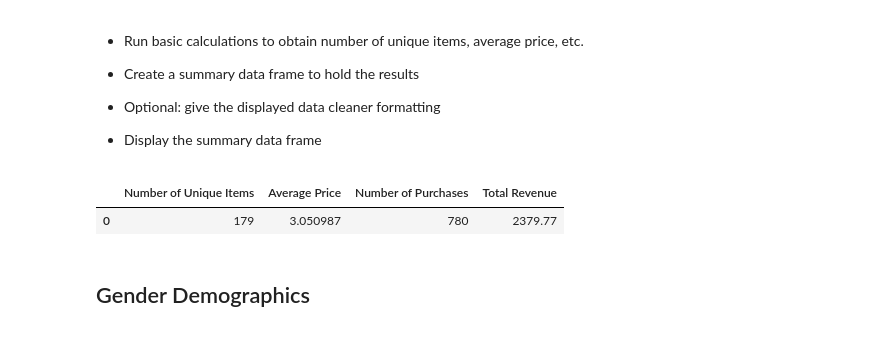
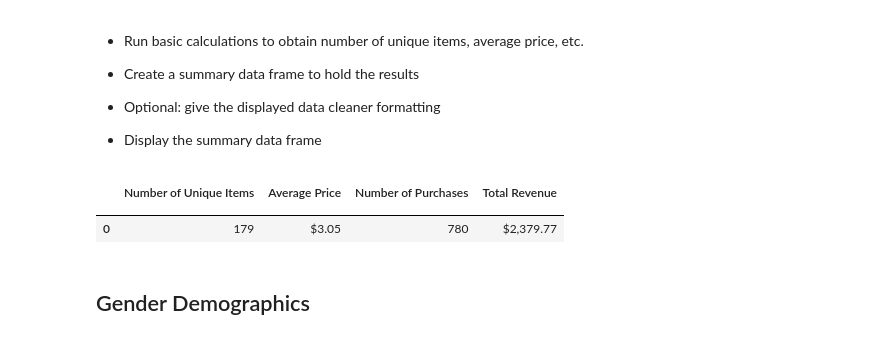
Before and after one commit to segsfem/pandas-challenge, a Jupyter notebook: HeroesOfPymoli/HeroesOfPymoli_starter.ipynb, the cells around one changed output. Drawn from its saved outputs; the diff is of its cells as text; code cells hidden in the pictures.

```diff
--- a/HeroesOfPymoli/HeroesOfPymoli_starter.ipynb
+++ b/HeroesOfPymoli/HeroesOfPymoli_starter.ipynb
@@ -46,13 +47,19 @@ total_purchase = purchase_data_df["Price"].sum()
 # %%
 #print of above code in a chart
 summary_pd = pd.DataFrame({"Number of Unique Items": [unique_items],
 "Average Price": [average_price],
 "Number of Purchases": [number_purchase],
 "Total Revenue": [total_purchase]})
+#format
+summary_pd = summary_pd.rename_axis([""])
+summary_pd["Average Price"] = summary_pd["Average Price"].map("${:.2f}".format)
+summary_pd["Total Revenue"] = summary_pd["Total Revenue"].map("${:,}".format)
+
 summary_pd
 # %% [output]
 |  | Number of Unique Items | Average Price | Number of Purchases | Total Revenue |
-| 0 | 179 | 3.050987 | 780 | 2379.77 |
+|  |  |  |  |  |
+| 0 | 179 | $3.05 | 780 | $2,379.77 |
 # %% [markdown]
 ## Gender Demographics
 # %% [markdown]
```
Also changed, not shown: parts of 8 cells of this notebook.
